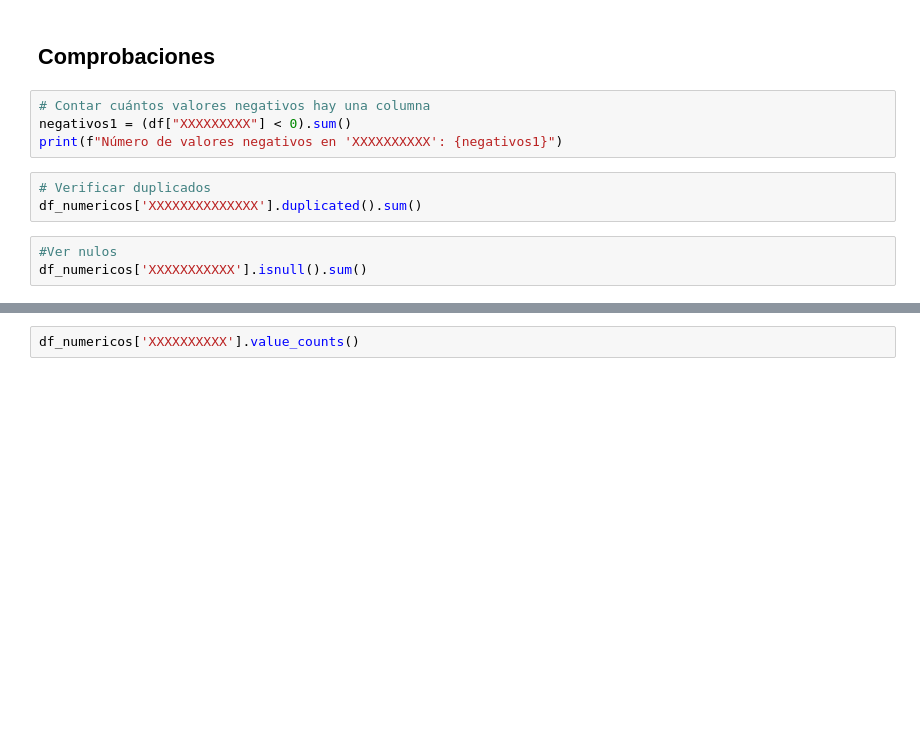
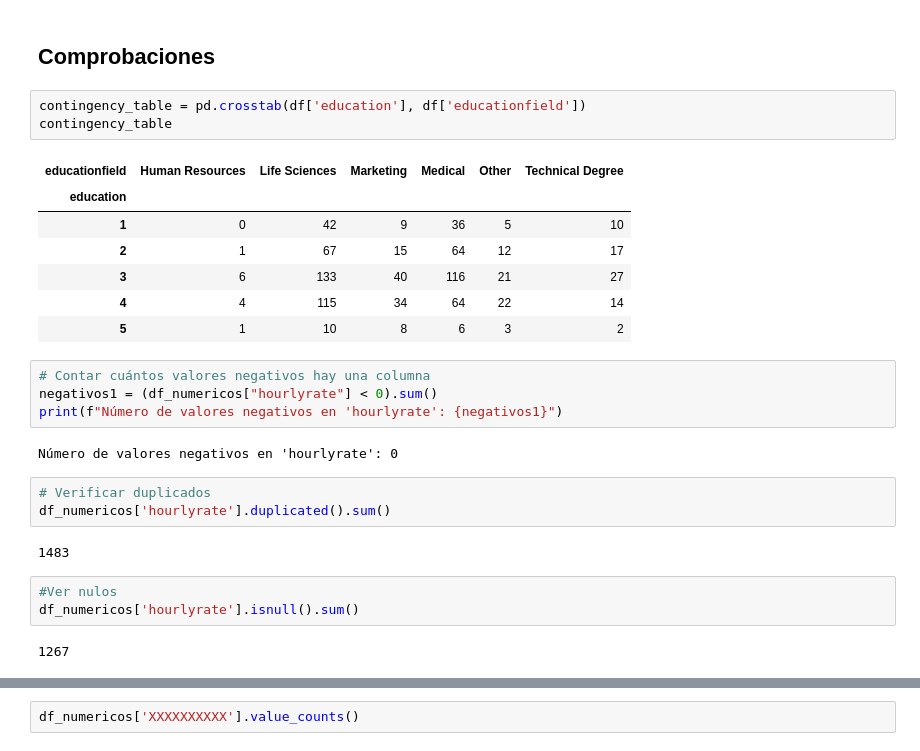
Before and after one commit to ArianaPapantonio/Final_project_module_3, a Jupyter notebook: df-numerico.ipynb, the cells around one changed output, grey strips where cells are left out. Cells and saved outputs as stored; diff of their text form; blank space fills up the shorter version.

```diff
--- a/df-numerico.ipynb
+++ b/df-numerico.ipynb
@@ -125,13 +222,30 @@ Observaciones / Posibles cambios:
 # %% [markdown]
 ## Comprobaciones
+# %%
+contingency_table = pd.crosstab(df['education'], df['educationfield'])
+contingency_table
+# %% [output]
+| educationfield | Human Resources | Life Sciences | Marketing | Medical | Other | Technical Degree |
+| education |  |  |  |  |  |  |
+| 1 | 0 | 42 | 9 | 36 | 5 | 10 |
+| 2 | 1 | 67 | 15 | 64 | 12 | 17 |
+| 3 | 6 | 133 | 40 | 116 | 21 | 27 |
+| 4 | 4 | 115 | 34 | 64 | 22 | 14 |
+| 5 | 1 | 10 | 8 | 6 | 3 | 2 |
 # %%
 # Contar cuántos valores negativos hay una columna
-negativos1 = (df["XXXXXXXXX"] < 0).sum()
-print(f"Número de valores negativos en 'XXXXXXXXXX': {negativos1}")
+negativos1 = (df_numericos["hourlyrate"] < 0).sum()
+print(f"Número de valores negativos en 'hourlyrate': {negativos1}")
+# %% [output]
+Número de valores negativos en 'hourlyrate': 0
 # %%
 # Verificar duplicados
-df_numericos['XXXXXXXXXXXXXX'].duplicated().sum()
+df_numericos['hourlyrate'].duplicated().sum()
+# %% [output]
+1483
 # %%
 #Ver nulos
-df_numericos['XXXXXXXXXXX'].isnull().sum()
+df_numericos['hourlyrate'].isnull().sum()
+# %% [output]
+1267
 # %%
```
Also changed, not shown: parts of 12 cells of this notebook, 1 other file.
